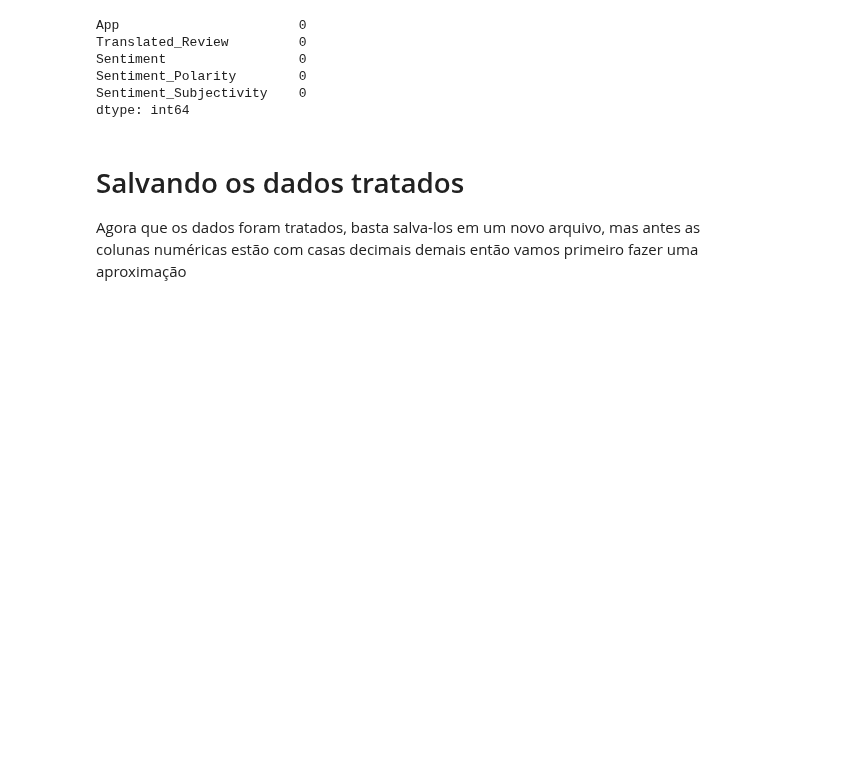
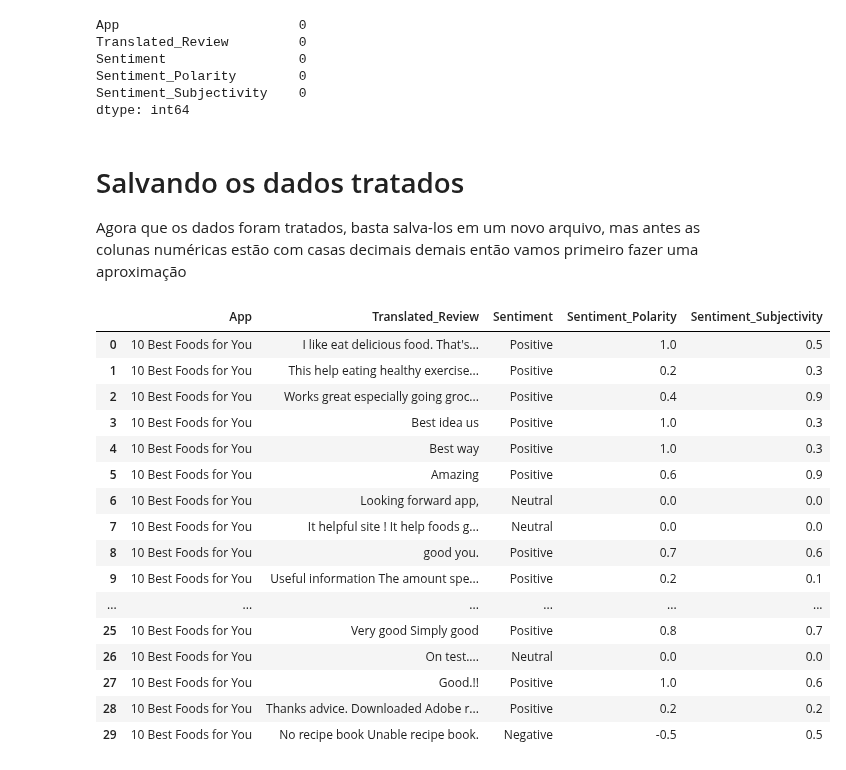
Before and after one commit to AlvaroSampaio/Google-play-store-apps, a Jupyter notebook: notebooks/01B-limpeza-de-dados.ipynb, the cells around one changed output. Cells and saved outputs as stored; diff of their text form; code cells hidden in the pictures; blank space fills up the shorter version.

```diff
--- a/notebooks/01B-limpeza-de-dados.ipynb
+++ b/notebooks/01B-limpeza-de-dados.ipynb
@@ -276,7 +276,27 @@ dtype: int64
 
 Agora que os dados foram tratados, basta salva-los em um novo arquivo, mas antes as colunas numéricas estão com casas decimais demais então vamos primeiro fazer uma aproximação
 # %%
-df_nulos_preenchidos['Sentiment_Polarity'] = df_nulos_preenchidos['Sentiment_Polarity'].round(2)
-df_nulos_preenchidos['Sentiment_Subjectivity'] = df_nulos_preenchidos['Sentiment_Subjectivity'].round(2)
+df_nulos_preenchidos['Sentiment_Polarity'] = df_nulos_preenchidos['Sentiment_Polarity'].round(1)
+df_nulos_preenchidos['Sentiment_Subjectivity'] = df_nulos_preenchidos['Sentiment_Subjectivity'].round(1)
+# %%
+df_nulos_preenchidos.head(30)
+# %% [output]
+|  | App | Translated_Review | Sentiment | Sentiment_Polarity | Sentiment_Subjectivity |
+| 0 | 10 Best Foods for You | I like eat delicious food. That's... | Positive | 1.0 | 0.5 |
+| 1 | 10 Best Foods for You | This help eating healthy exercise... | Positive | 0.2 | 0.3 |
+| 2 | 10 Best Foods for You | Works great especially going groc... | Positive | 0.4 | 0.9 |
+| 3 | 10 Best Foods for You | Best idea us | Positive | 1.0 | 0.3 |
+| 4 | 10 Best Foods for You | Best way | Positive | 1.0 | 0.3 |
+| 5 | 10 Best Foods for You | Amazing | Positive | 0.6 | 0.9 |
+| 6 | 10 Best Foods for You | Looking forward app, | Neutral | 0.0 | 0.0 |
+| 7 | 10 Best Foods for You | It helpful site ! It help foods g... | Neutral | 0.0 | 0.0 |
+| 8 | 10 Best Foods for You | good you. | Positive | 0.7 | 0.6 |
+| 9 | 10 Best Foods for You | Useful information The amount spe... | Positive | 0.2 | 0.1 |
+| ... | ... | ... | ... | ... | ... |
+| 25 | 10 Best Foods for You | Very good Simply good | Positive | 0.8 | 0.7 |
+| 26 | 10 Best Foods for You | On test.... | Neutral | 0.0 | 0.0 |
+| 27 | 10 Best Foods for You | Good.!! | Positive | 1.0 | 0.6 |
+| 28 | 10 Best Foods for You | Thanks advice. Downloaded Adobe r... | Positive | 0.2 | 0.2 |
+| 29 | 10 Best Foods for You | No recipe book Unable recipe book. | Negative | -0.5 | 0.5 |
 # %%
 df_nulos_preenchidos.to_csv('../processed data/google_play_reviews.csv', index=False)
```
Also changed, not shown: 1 other file.
